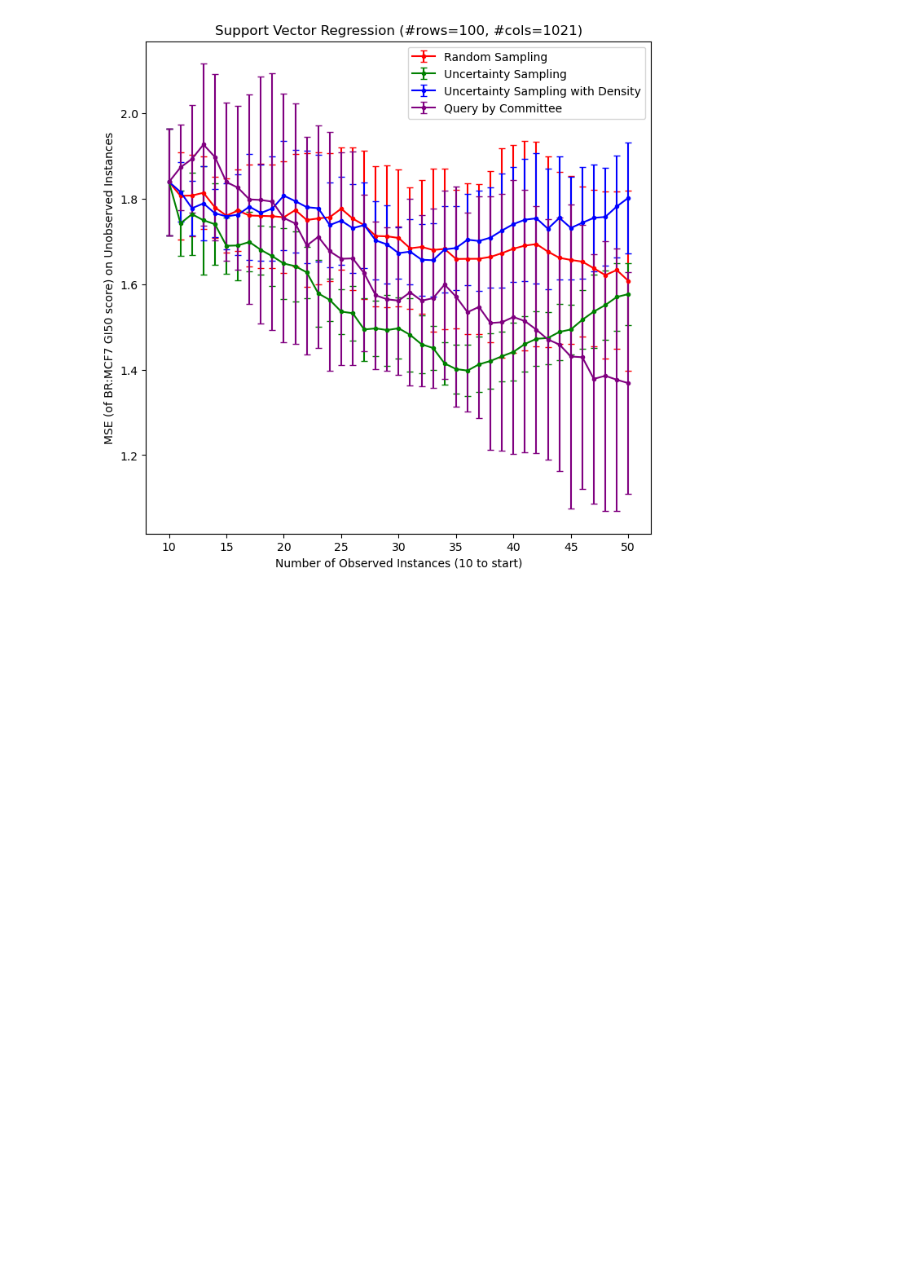
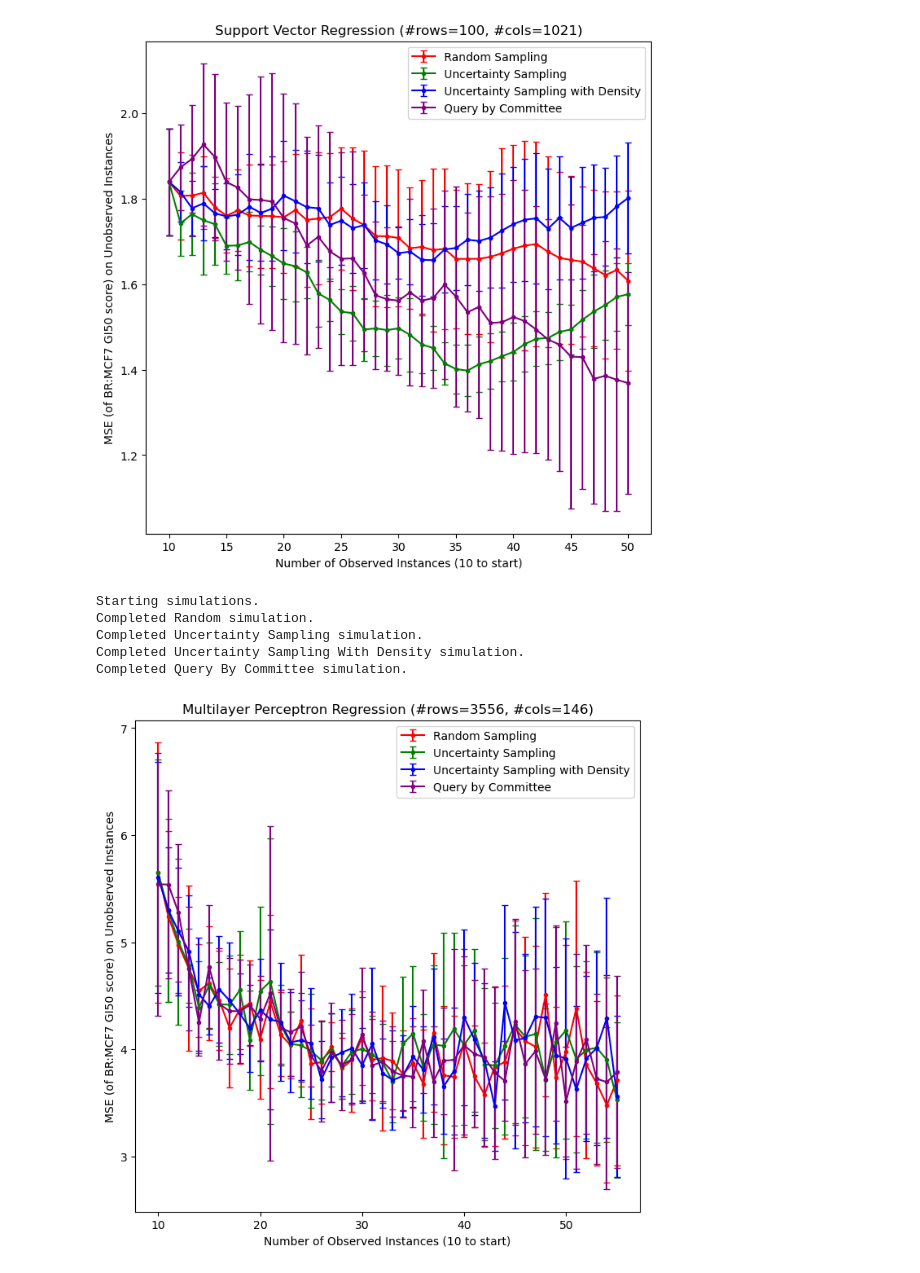
Before and after one commit to beneopp/GI50, a Jupyter notebook: code/active_learning/active_learning.ipynb, the cells around one changed output. Cells and saved outputs as stored; diff of their text form; code cells hidden in the pictures; blank space fills up the shorter version.

```diff
--- a/code/active_learning/active_learning.ipynb
+++ b/code/active_learning/active_learning.ipynb
@@ -88,0 +95,4 @@ print(y.shape)
+# %%
+#Perform Variance Feature Selection
+selectX = VarianceThreshold(threshold=(.8 * (1 - .8))).fit_transform(X)
+print(selectX.shape)
@@ -94,4 +124,6 @@ OBSERVATIONS_LIMIT = 50
 BASE_LEARNER_CLASS_LR = sklearn.linear_model.LinearRegression
 BASE_LEARNER_CLASS_GBR = sklearn.ensemble.GradientBoostingRegressor
 BASE_LEARNER_CLASS_SVR = sklearn.svm.SVR
+BASE_LEARNER_CLASS_MLPR = sklearn.neural_network.MLPRegressor
+BASE_LEARNER_CLASS_RFR = sklearn.ensemble.RandomForestRegressor
 # %%
@@ -397,3 +426,46 @@ plt.title("Support Vector Regression (#rows={}, #cols={})".format(X.shape[0], X.
 plt.show()
 # %% [output]
 [figure]
+# %%
+'''
+Run multi-layer perceptron regression simulation 10 times for each simulation type, and store the results.
+'''
+# Convenience to avoid having to specify parameters to the ActiveLearningSimulation constructor which will generally be the same every time here.
+# MLP Regression Helper
+class ActiveLearningSimulationHelperMLPR(NeuralLearningSimulation):
+    def __init__(self, X, y, query_selector):
+        super().__init__(
+            X,
+            y,
+            n_start_observations=N_START_OBSERVATIONS,
+            observed_set_size_limit=OBSERVATIONS_LIMIT,
+            base_learner_class= sklearn.neural_network.MLPRegressor,
+            query_selector=query_selector)
+
+print("Starting simulations.")
+
+random_query_selector = RandomQuerySelector()
+random_simulation = ActiveLearningSimulationHelperMLPR(selectX, y, random_query_selector)
+random_output_dictsMLPR = random_simulation.run_with_random_seeds(AL_RANDOM_SEEDS)
+print("Completed Random simulation.")
+
+uncertainty_query_selector = UncertaintySamplingQuerySelector()
+uncertainty_simulation = ActiveLearningSimulationHelperMLPR(selectX, y, uncertainty_query_selector)
+uncertainty_output_dictsMLPR = uncertainty_simulation.run_with_random_seeds(AL_RANDOM_SEEDS)
+print("Completed Uncertainty Sampling simulation.")
+
+uncertainty_with_density_query_selector = UncertaintySamplingWithDensityQuerySelector(pairwise_distances)
+uncertainty_with_density_simulation = ActiveLearningSimulationHelperMLPR(selectX, y, uncertainty_with_density_query_selector)
+uncertainty_with_density_output_dictsMLPR = uncertainty_with_density_simulation.run_with_random_seeds(AL_RANDOM_SEEDS)
+print("Completed Uncertainty Sampling With Density simulation.")
+
+QBC_query_selector = QueryByCommitteeQuerySelector(BASE_LEARNER_CLASS_MLPR, bootstrap_sample_size_multiplier=1, bootstrap_model_count=10)
+QBC_simulation = ActiveLearningSimulationHelperMLPR(selectX, y, QBC_query_selector)
+QBC_output_dictsMLPR = QBC_simulation.run_with_random_seeds(AL_RANDOM_SEEDS)
+print("Completed Query By Committee simulation.")
+# %% [output]
+Starting simulations.
+Completed Random simulation.
+Completed Uncertainty Sampling simulation.
+Completed Uncertainty Sampling With Density simulation.
+Completed Query By Committee simulation.
@@ -399,0 +497,30 @@ plt.show()
+# %%
+plt.figure(figsize=(8, 8), dpi=100)
+for info_dict in [random_info_dictMLPR, uncertainty_info_dictMLPR, uncertainty_with_density_info_dictMLPR, QBC_info_dictMLPR]:
+    output_dicts = info_dict["output_dicts"]
+    all_unobserved_accs = np.array([d["unobserved_MSEs"] for d in output_dicts])
+    mean_unobserved_accs = np.mean(all_unobserved_accs, axis=0)
+    std_unobserved_accs = np.std(all_unobserved_accs, axis=0)
+
+    n_rounds = mean_unobserved_accs.shape[0]
+
+    round_numbers = np.array(range(n_rounds)) + N_START_OBSERVATIONS
+
+    plt.errorbar(
+        round_numbers,
+        mean_unobserved_accs,
+        yerr=std_unobserved_accs,
+        c=info_dict["color"],
+        capsize=3,
+        linestyle="-",
+        marker=".",
+        label=info_dict["simulation_type"]
+    )
+# plt.ylim((0.01, 0.05))
+plt.legend(loc="upper right")
+plt.xlabel("Number of Observed Instances ({} to start)".format(N_START_OBSERVATIONS))
+plt.ylabel("MSE (of {} GI50 score) on Unobserved Instances".format(output_column_name))
+plt.title("Multilayer Perceptron Regression (#rows={}, #cols={})".format(selectX.shape[0], selectX.shape[1]))
+plt.show()
+# %% [output]
+[figure, added]
```
Also changed, not shown: parts of 14 cells of this notebook, 1 other file.
